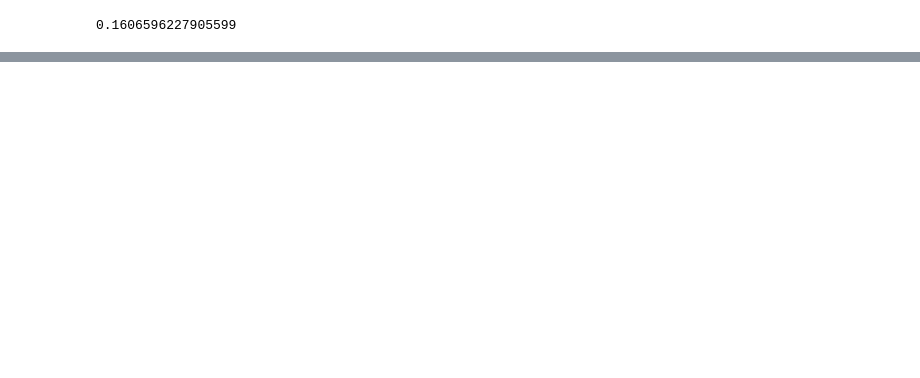
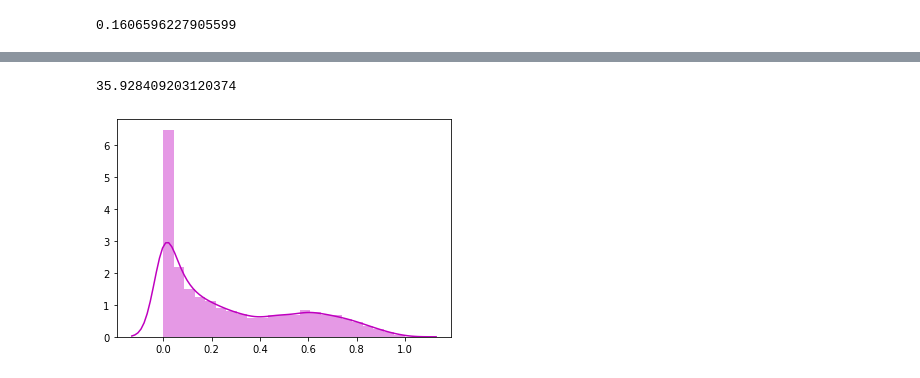
Before and after one commit to mportaro/bigdata-workshop-es, a Jupyter notebook: jupyter/notebook/titanic/Bank Churn.ipynb, the cells around one changed output, grey strips where cells are left out. Saved outputs shown, nothing was run; the diff lists cells and outputs as text; code cells hidden in the pictures; blank space fills up the shorter version.

```diff
--- a/jupyter/notebook/titanic/Bank Churn.ipynb
+++ b/jupyter/notebook/titanic/Bank Churn.ipynb
@@ -131,0 +297,7 @@ ds = _drop_nulos(ds)
+# %%
+def _get_typed_cols(ds, col_type='cat'):
+    assert col_type in ('cat', 'num')
+    dtypes = ('int', 'double') if col_type == 'num' else ('string')
+    typed_cols = [c for c,dtype in ds.dtypes if dtype.startswith(dtypes)
+                  and c not in PROTECTED_COLS]
+    return typed_cols
@@ -131,0 +329,3 @@ ds = _drop_nulos(ds)
+# %%
+val_counts = ds.filter(f.col('Education_Level').isNotNull()).select('Education_Level').groupBy('Education_Level').count().orderBy(f.desc('count'))
+val_counts.show()
@@ -131,0 +348,13 @@ ds = _drop_nulos(ds)
+# %%
+def _fill_nulls(ds):
+    for t in ['num', 'cat']:
+        cols = _get_typed_cols(ds, col_type=t)
+        for c in cols:
+            if t == 'num':
+                median_val = ds.approxQuantile(c, [0.5], 0)[0]
+                ds = ds.fillna(median_val, subset=[c])
+            else:
+                val_counts = ds.filter(f.col(c).isNotNull()).select(c).groupBy(c).count().orderBy(f.desc('count'))
+                common_val = val_counts.select(c).first()[0]
+                ds = ds.fillna(common_val, subset=[c])
+    return ds
@@ -131,0 +375,2 @@ ds = _drop_nulos(ds)
+# %%
+ds = _fill_nulls(ds)
@@ -131,0 +381,8 @@ ds = _drop_nulos(ds)
+# %%
+Months_on_book_mean
+# %% [output]
+35.928409203120374
+# %%
+g = sns.distplot(ds.select('Avg_Utilization_Ratio').toPandas(), color='m')
+# %% [output]
+[figure, added]
```
Also changed, not shown: parts of 97 cells of this notebook, 7 other files.
